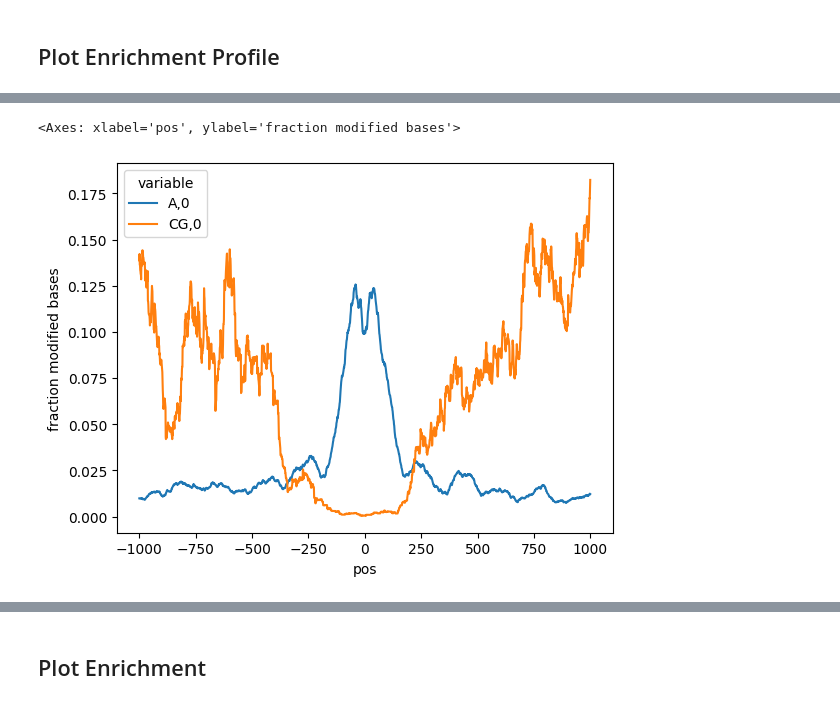
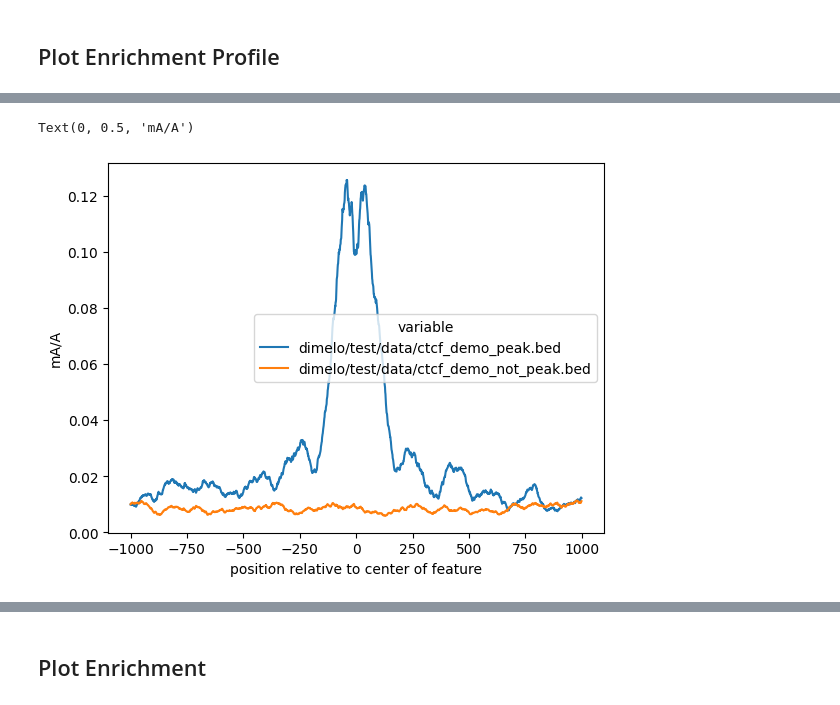
Before and after one commit to streetslab/dimelo_v2, a Jupyter notebook: tutorial.ipynb, the cells around one changed output, grey strips where cells are left out. Saved outputs shown, nothing was run; the diff lists cells and outputs as text; code cells hidden in the pictures.

```diff
--- a/tutorial.ipynb
+++ b/tutorial.ipynb
@@ -269,13 +287,15 @@ from dimelo import plot_enrichment_profile
 # %%
-plot_enrichment_profile.by_modification(
+plot_enrichment_profile.by_regions(
     mod_file_name=pileup_file,
-    regions=ctcf_target_regions,
+    regions_list=[ctcf_target_regions,ctcf_off_target_regions],
     window_size=1000,
-    motifs=['A,0','CG,0'],
+    motif='A,0',
     single_strand=False, # if set to True, regions that specify the strand will only pull from reads on the strand (as opposed to both strands)
     regions_5to3prime=False, # if set to True, regions on the reverse (-) strand will be flipped so everything is 5 prime to 3 prime
     smooth_window=50,
 )
+plt.xlabel('position relative to center of feature')
+plt.ylabel('mA/A') # You can also use matplotlib commands to rename axes and more
 # %% [output]
-<Axes: xlabel='pos', ylabel='fraction modified bases'>
+Text(0, 0.5, 'mA/A')
-[figure, old version]
+[figure, new version]
```
Also changed, not shown: parts of 21 cells of this notebook.
